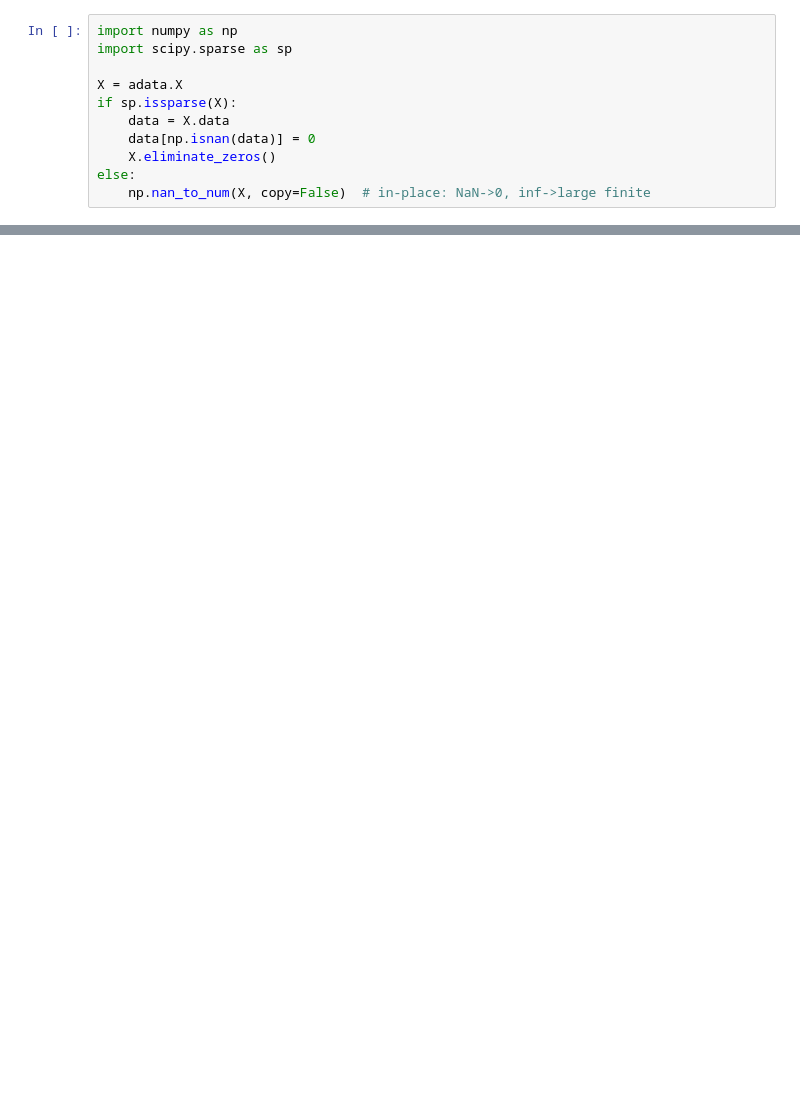
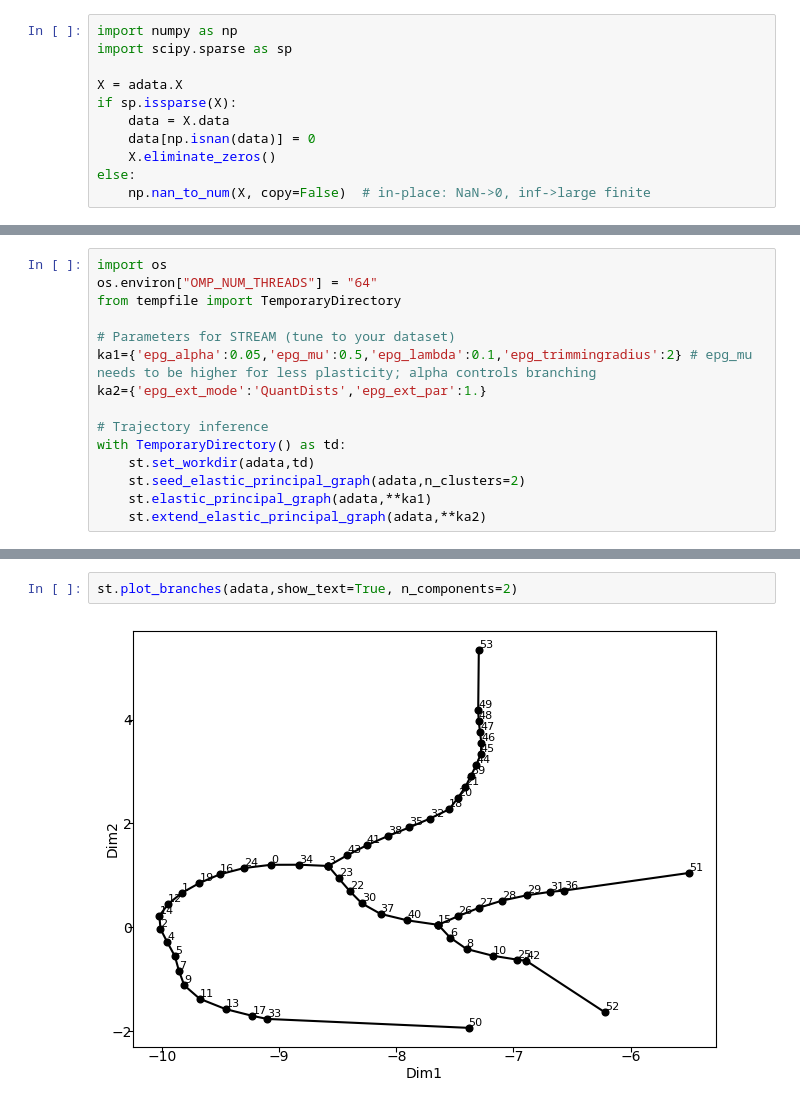
Before and after one commit to sachha-naksha/SKM_multimodal_analysis, a Jupyter notebook: py_scripts/traj_2.ipynb, the cells around one changed output, grey strips where cells are left out. Saved outputs shown, nothing was run; the diff lists cells and outputs as text; blank space fills up the shorter version.

```diff
--- a/py_scripts/traj_2.ipynb
+++ b/py_scripts/traj_2.ipynb
@@ -92,0 +149,15 @@ st.dimension_reduction(adata,method='se',feature='var_genes',n_components=2,n_ne
+# %%
+import os
+os.environ["OMP_NUM_THREADS"] = "64"
+from tempfile import TemporaryDirectory
+
+# Parameters for STREAM (tune to your dataset)
+ka1={'epg_alpha':0.05,'epg_mu':0.5,'epg_lambda':0.1,'epg_trimmingradius':2} # epg_mu needs to be higher for less plasticity; alpha controls branching
+ka2={'epg_ext_mode':'QuantDists','epg_ext_par':1.}
+
+# Trajectory inference
+with TemporaryDirectory() as td:
+	st.set_workdir(adata,td)
+	st.seed_elastic_principal_graph(adata,n_clusters=2)
+	st.elastic_principal_graph(adata,**ka1)
+	st.extend_elastic_principal_graph(adata,**ka2)
@@ -92,0 +182,4 @@ st.dimension_reduction(adata,method='se',feature='var_genes',n_components=2,n_ne
+# %%
+st.plot_branches(adata,show_text=True, n_components=2)
+# %% [output]
+[figure, added]
```
Also changed, not shown: parts of 23 cells of this notebook, 2 other files.
